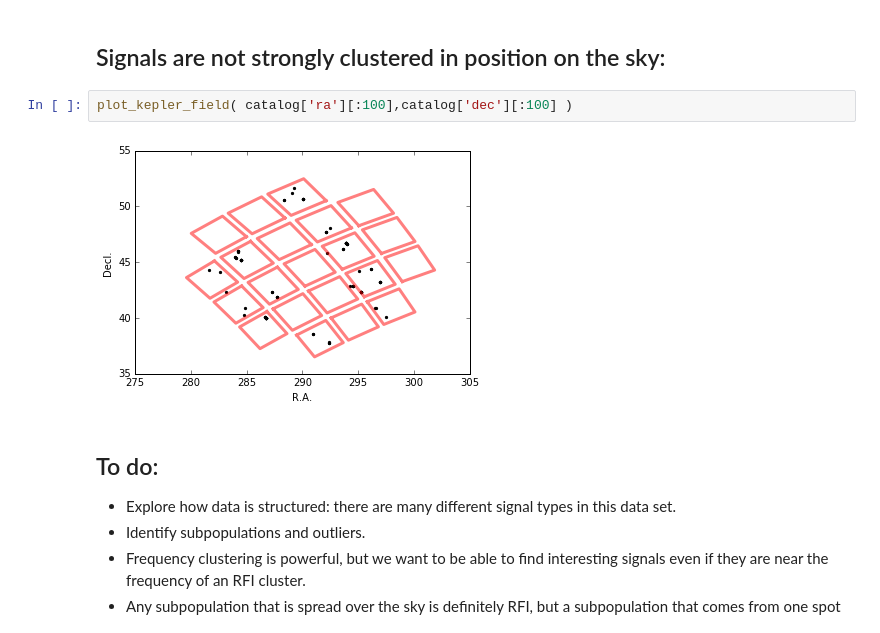
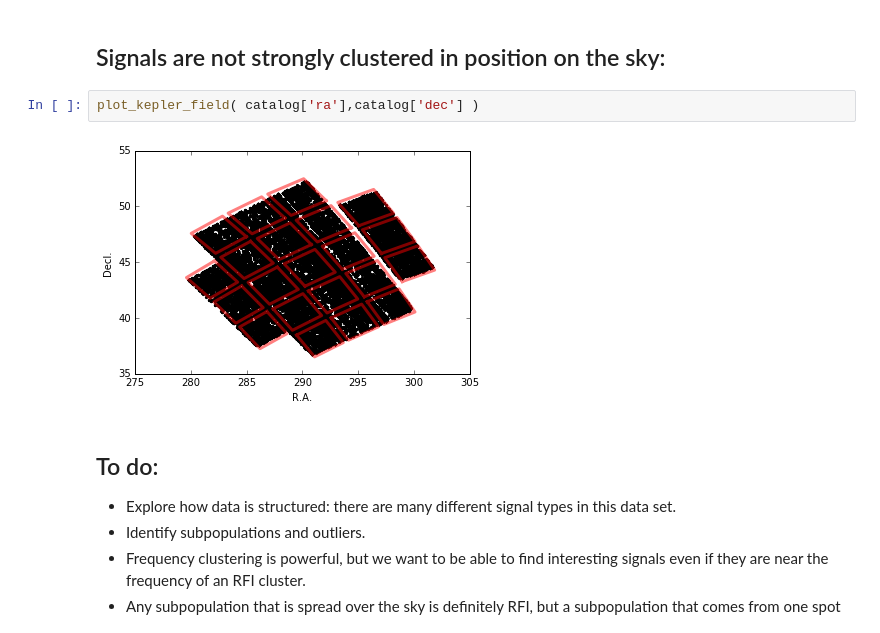
Before and after one commit to Bernwang/breakthroughlisten, a Jupyter notebook: ishivvers/Raster2011/GBTRaster2011.ipynb, the cells around one changed output. Saved outputs shown, nothing was run; the diff lists cells and outputs as text.

Commit message:
fixed  plot outputs

```diff
--- a/ishivvers/Raster2011/GBTRaster2011.ipynb
+++ b/ishivvers/Raster2011/GBTRaster2011.ipynb
@@ -138,9 +138,9 @@ plt.show()
 # %% [markdown]
 ## Signals are not strongly clustered in position on the sky:
 # %%
-plot_kepler_field( catalog['ra'][:100],catalog['dec'][:100] )
+plot_kepler_field( catalog['ra'],catalog['dec'] )
 # %% [output]
-[figure, old version]
+[figure, new version]
 # %% [markdown]
 ## To do:
 
```
Also changed, not shown: parts of 1 cell of this notebook.
